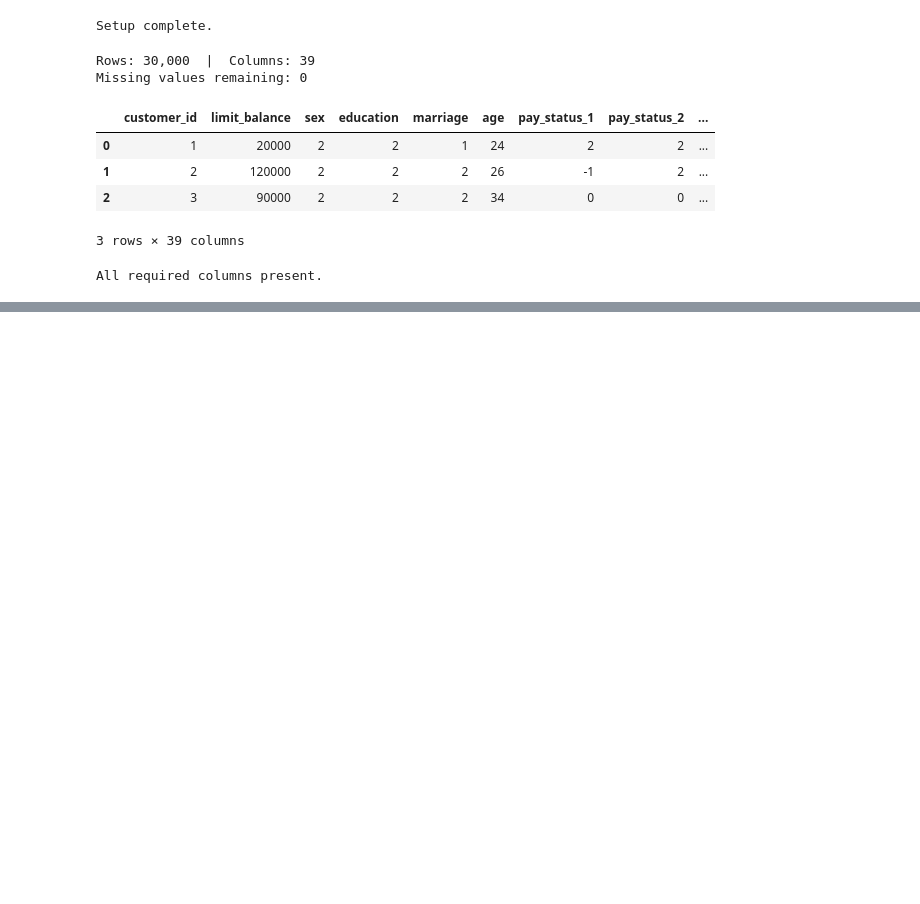
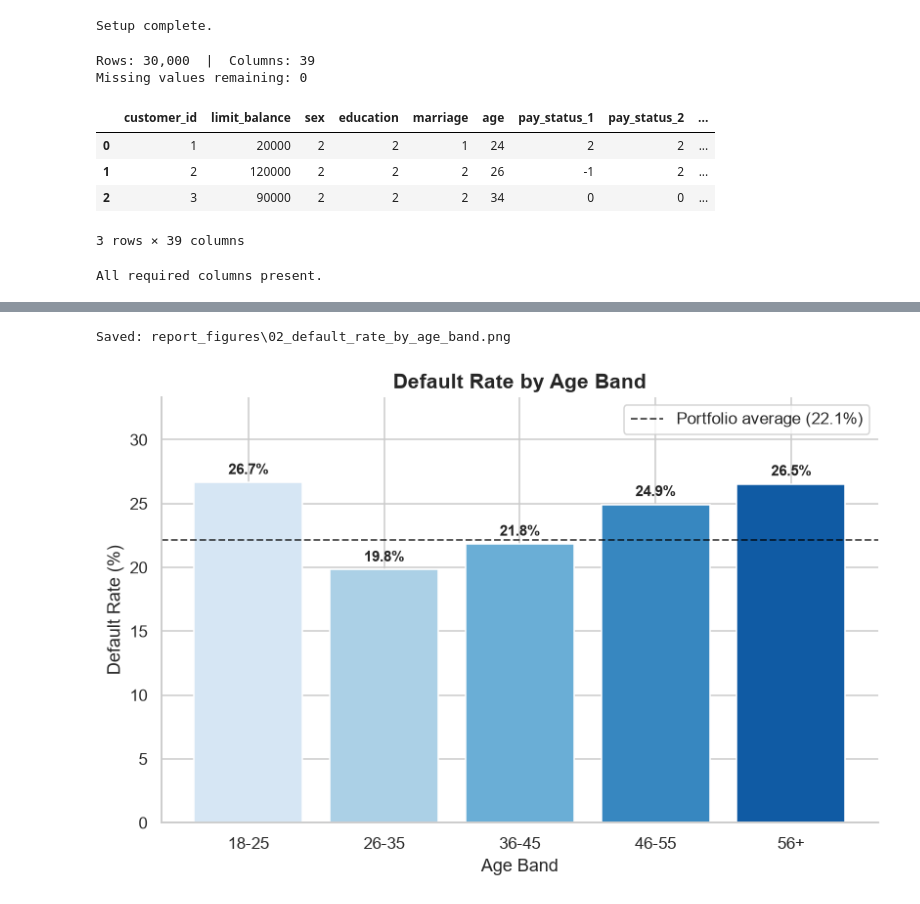
Before and after one commit to Dewmi2004/NovaX--Group-project-of-Python-for-DS-AI, a Jupyter notebook: NovaX.ipynb, the cells around one changed output, grey strips where cells are left out. Cells and saved outputs as stored; diff of their text form; code cells hidden in the pictures; blank space fills up the shorter version.

```diff
--- a/NovaX.ipynb
+++ b/NovaX.ipynb
@@ -998,0 +1024,27 @@ All required columns present.
+# %%
+age_order = ["18-25", "26-35", "36-45", "46-55", "56+"]
+age_default = df.groupby("age_band", observed=True)["default_next_month"].mean().reindex(age_order) * 100
+
+fig, ax = plt.subplots(figsize=(7.5, 5))
+bars = ax.bar(age_default.index, age_default.values, color=sns.color_palette(SEQ_PALETTE, len(age_default)))
+
+overall_rate = df["default_next_month"].mean() * 100
+ax.axhline(overall_rate, color="black", linestyle="--", linewidth=1.2, alpha=0.7,
+           label=f"Portfolio average ({overall_rate:.1f}%)")
+
+for bar, value in zip(bars, age_default.values):
+    ax.text(bar.get_x() + bar.get_width() / 2, bar.get_height() + 0.4,
+            f"{value:.1f}%", ha="center", va="bottom", fontsize=10, fontweight="bold")
+
+ax.set_title("Default Rate by Age Band")
+ax.set_xlabel("Age Band")
+ax.set_ylabel("Default Rate (%)")
+ax.set_ylim(0, max(age_default.values) * 1.25)
+ax.legend(loc="upper right", frameon=True)
+sns.despine()
+plt.tight_layout()
+save_fig(fig, "02_default_rate_by_age_band.png")
+plt.show()
+# %% [output]
+Saved: report_figures\02_default_rate_by_age_band.png
+[figure, added]
```
Also changed, not shown: parts of 3 cells of this notebook, 4 other files.
